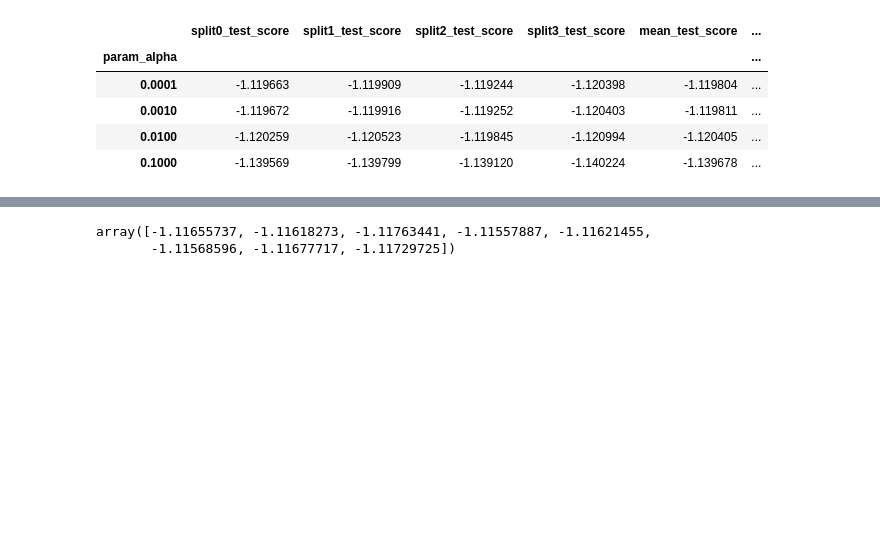
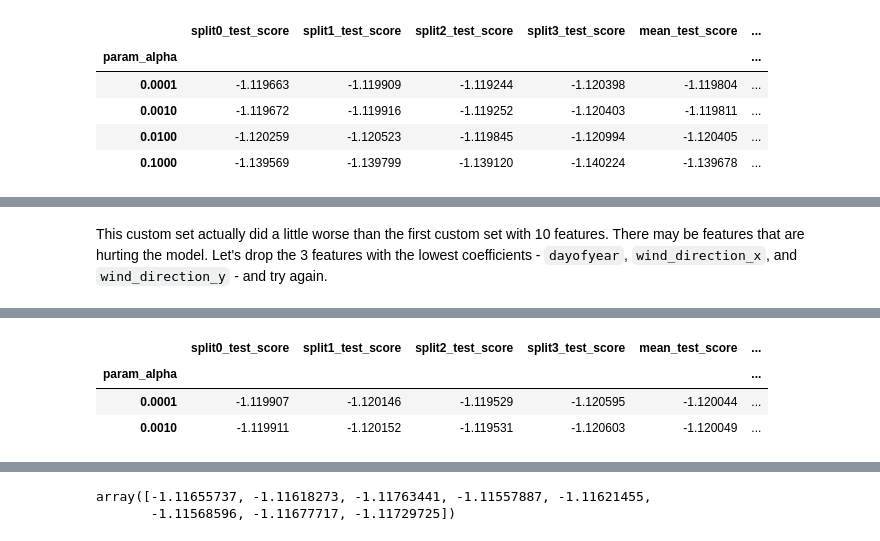
Before and after one commit to tri-bui/energy-predictor, a Jupyter notebook: notebooks/04-modeling.ipynb, the cells around one changed output, grey strips where cells are left out. Saved outputs shown, nothing was run; the diff lists cells and outputs as text; code cells hidden in the pictures; blank space fills up the shorter version.

```diff
--- a/notebooks/04-modeling.ipynb
+++ b/notebooks/04-modeling.ipynb
@@ -513,0 +523,13 @@ np.sqrt(mean_squared_error(y_val, lasso12.predict(Xe_val_scaled[custom_feats2]))
+# %% [markdown]
+This custom set actually did a little worse than the first custom set with 10 features. There may be features that are hurting the model. Let's drop the 3 features with the lowest coefficients - `dayofyear`, `wind_direction_x`, and `wind_direction_y` - and try again.
+# %%
+# Custom feature set 3
+custom_drop3 = ['missing_year', 'is_weekend', 'is_holiday', 'dayofyear', 'wind_direction_x', 'wind_direction_y']
+custom_feats3 = Xe_train_scaled.drop(custom_drop3, axis=1).columns.tolist()
+
+# Lasso regression with custom feature set (9)
+params = {'alpha': [10 ** e for e in range(-4, -2)]}
+lasso9 = GridSearchCV(Lasso(random_state=0), params, cv=4, scoring='neg_root_mean_squared_error', n_jobs=-1, verbose=-1)
+lasso9.fit(Xe_train_scaled[custom_feats3], ye_train)
+pd.DataFrame(lasso9.cv_results_).set_index('param_alpha').iloc[:, 5:]
+# %% [output]
@@ -513,0 +539,4 @@ np.sqrt(mean_squared_error(y_val, lasso12.predict(Xe_val_scaled[custom_feats2]))
+|  | split0_test_score | split1_test_score | split2_test_score | split3_test_score | mean_test_score | ... |
+| param_alpha |  |  |  |  |  | ... |
+| 0.0001 | -1.119907 | -1.120146 | -1.119529 | -1.120595 | -1.120044 | ... |
+| 0.0010 | -1.119911 | -1.120152 | -1.119531 | -1.120603 | -1.120049 | ... |
```
Also changed, not shown: parts of 3 cells of this notebook.
